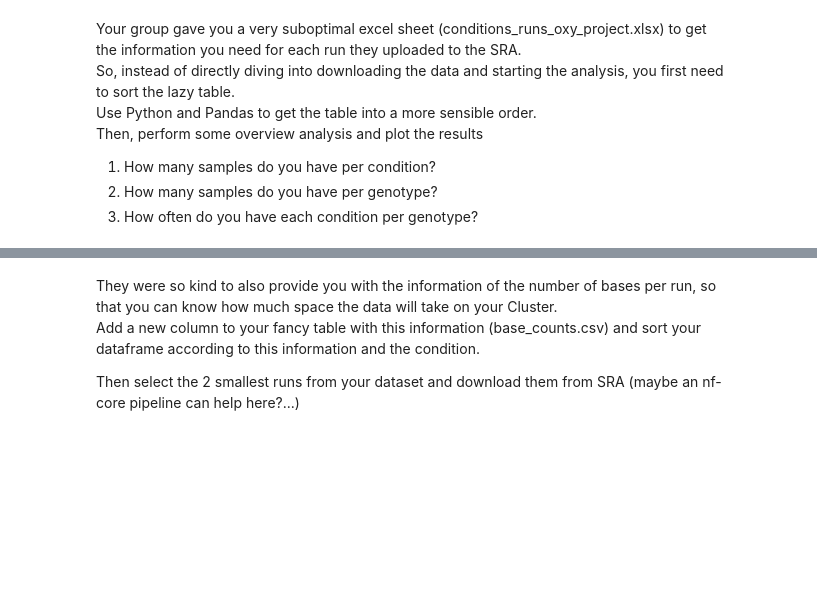
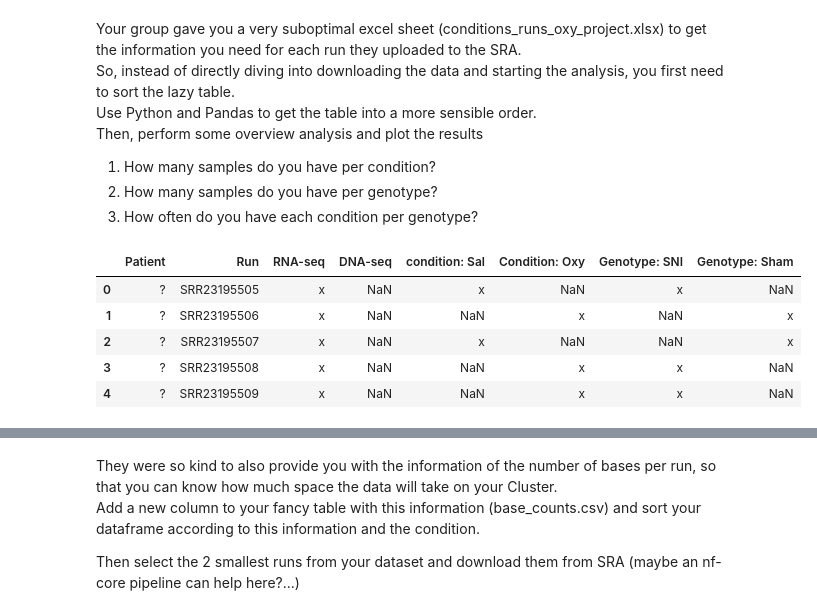
Before and after one commit to notdingling/computational-workflow-2026s-2026, a Jupyter notebook: day_02/day_02.ipynb, the cells around one changed output, grey strips where cells are left out. Cells and saved outputs as stored; diff of their text form; code cells hidden in the pictures; blank space fills up the shorter version.

```diff
--- a/day_02/day_02.ipynb
+++ b/day_02/day_02.ipynb
@@ -39,3 +47,15 @@ Then, perform some overview analysis and plot the results
 1. How many samples do you have per condition?
 2. How many samples do you have per genotype?
 3. How often do you have each condition per genotype?
+# %%
+import pandas as pd
+
+df = pd.read_excel("conditions_runs_oxy_project.xlsx")
+df.head(5)
+# %% [output]
+|  | Patient | Run | RNA-seq | DNA-seq | condition: Sal | Condition: Oxy | Genotype: SNI | Genotype: Sham |
+| 0 | ? | SRR23195505 | x | NaN | x | NaN | x | NaN |
+| 1 | ? | SRR23195506 | x | NaN | NaN | x | NaN | x |
+| 2 | ? | SRR23195507 | x | NaN | x | NaN | NaN | x |
+| 3 | ? | SRR23195508 | x | NaN | NaN | x | x | NaN |
+| 4 | ? | SRR23195509 | x | NaN | NaN | x | x | NaN |
```
Also changed, not shown: parts of 15 cells of this notebook, 9 other files.
